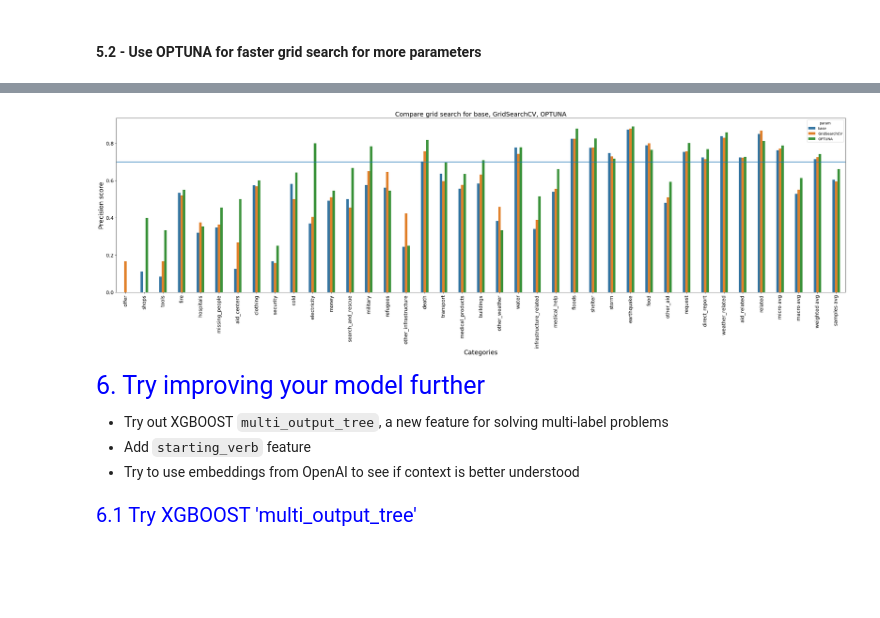
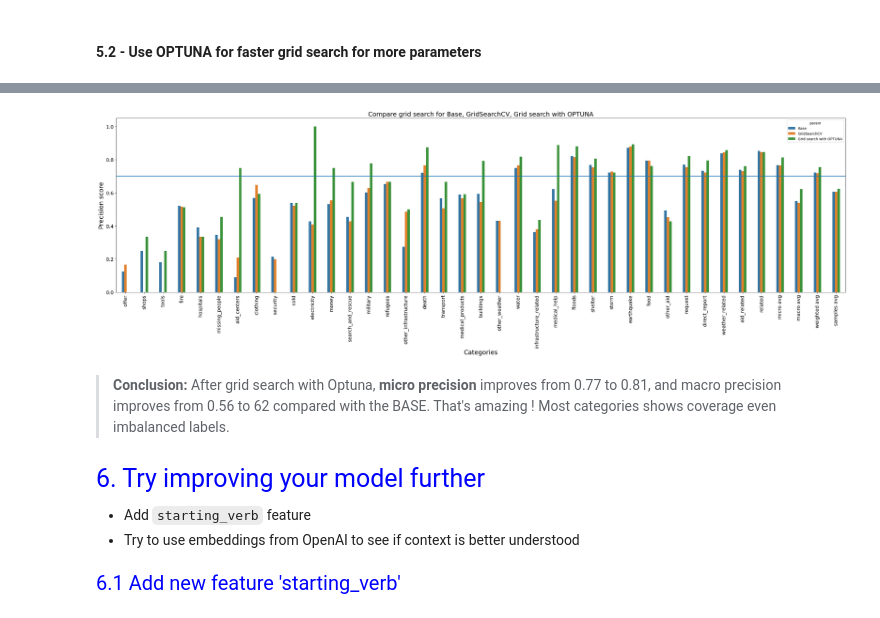
Before and after one commit to JuanitaSmith/disaster_recovery_pipelines, a Jupyter notebook: notebooks/ML Pipeline Preparation.ipynb, the cells around one changed output, grey strips where cells are left out. Cells and saved outputs as stored; diff of their text form; code cells hidden in the pictures; blank space fills up the shorter version.

```diff
--- a/notebooks/ML Pipeline Preparation.ipynb
+++ b/notebooks/ML Pipeline Preparation.ipynb
@@ -299,8 +373,8 @@ text_nlp = Pipeline(steps=[
                              token_pattern=None,
                              min_df=3,   # if a word appears in less than 3 documents, ignore it
                              max_df=0.95, # remove too frequent words in 90% of documents
-                             max_features=10000,
-                             ngram_range=(1,2))),
+                             max_features=10000, # when using ngram (1,2) make max features higher
+                             ngram_range=(1,2))), # ngram (1,2) helps somehow to capture imbalanced classes better
     ('tfidf', TfidfTransformer(sublinear_tf=False)),
     ],
     verbose=False)
@@ -312,7 +386,7 @@ preprocessor = ColumnTransformer(transformers=[
 ],
     verbose_feature_names_out=False,
     remainder='drop',
-    verbose=True,
+    verbose=False,
 )
 
 pipeline_base = Pipeline([
@@ -500,8 +574,9 @@ verbose = 1
 scoring = make_scorer(precision_score, average='macro', zero_division=0)
 # %%
 hyperparameters = {
-    "clf__max_depth": [6, 8, 12],
+    "clf__max_depth": [8, 11, 12],
     "clf__n_estimators": [50, 100],
+    # "preprocessor__text_vect__vect__max_features": [10000, 12000, 15000]
 }
 
 gridsearch1 = cv_predefined(X_train=X_train_sub,
@@ -511,9 +586,9 @@ gridsearch1 = cv_predefined(X_train=X_train_sub,
                             pipeline=pipeline_base,
                             hyperparameters=hyperparameters,
                             scoring=scoring,
-                            verbose=verbose,
+                            verbose=1,
                             random_state=random_state,
-                            nr_splits=3)
+                            nr_splits=2)
 
 rmtree(cachedir)
 # %% [output]
@@ -761,12 +804,13 @@ Accuracy score overall: 0.25280770112308043
 # %%
 # Update model parameters with cross-validation results
-plot_scores(score1=score_base, score2=score_gridsearch, score3=score_optuna, score1_name='base', score2_name='GridSearchCV', score3_name='OPTUNA', order=score_index)
+plot_scores(score1=score_base, score2=score_gridsearch, score3=score_optuna, score1_name='Base', score2_name='GridSearchCV', score3_name='Grid search with OPTUNA', order=score_index)
 # %% [output]
-[figure, old version]
+[figure, new version]
+# %% [markdown]
+>**Conclusion:** After grid search with Optuna, **micro precision** improves from 0.77 to 0.81, and macro precision improves from 0.56 to 62 compared with the BASE. That's amazing ! Most categories shows coverage even imbalanced labels.
 # %% [markdown]
 <a class="anchor" id='step6'></a>
 <span style="color:blue; font-size:25px; line-height:40px; font-family: Calibri;">6. Try improving your model further</span>
 
-* Try out XGBOOST `multi_output_tree`, a new feature for solving multi-label problems
 * Add `starting_verb` feature
 * Try to use embeddings from OpenAI to see if context is better understood
@@ -790,3 +817,3 @@ plot_scores(score1=score_base, score2=score_gridsearch, score3=score_optuna, sco
 # %% [markdown]
-<a class="anchor" id='step61'></a>
-<span style="color:blue; font-size:20px; line-height:40px; font-family: Calibri;">6.1 Try XGBOOST 'multi_output_tree'</span>
+<a class="anchor" id='step62'></a>
+<span style="color:blue; font-size:20px; line-height:40px; font-family: Calibri;">6.1 Add new feature 'starting_verb'</span>
```
Also changed, not shown: parts of 91 cells of this notebook, 47 other files.
